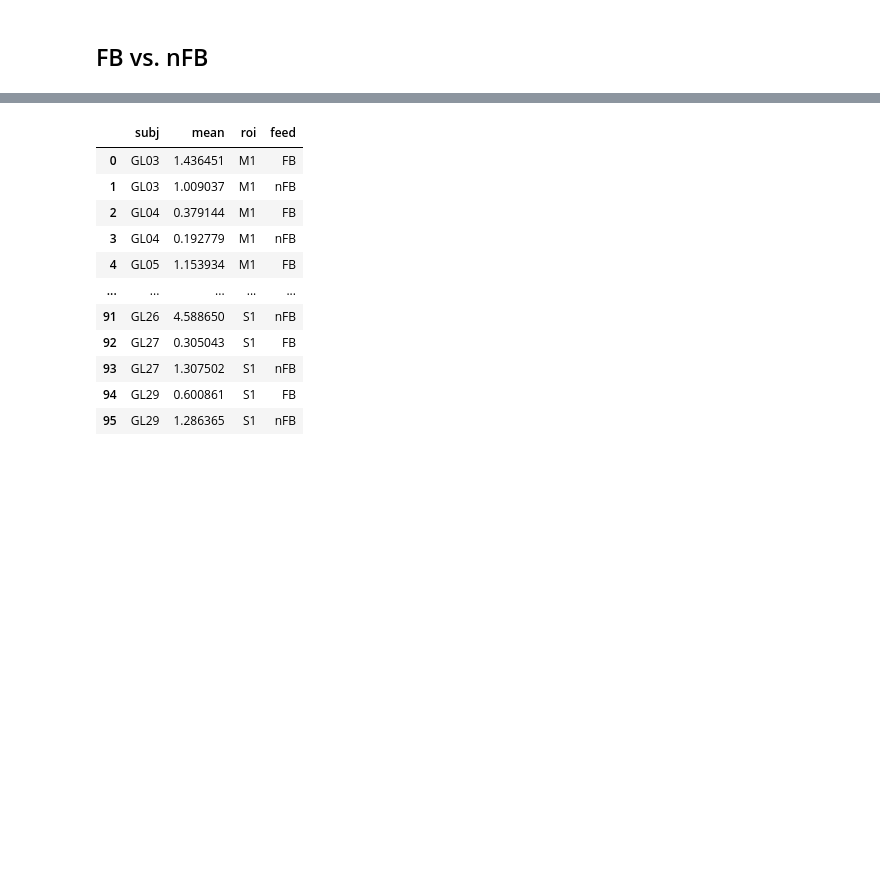
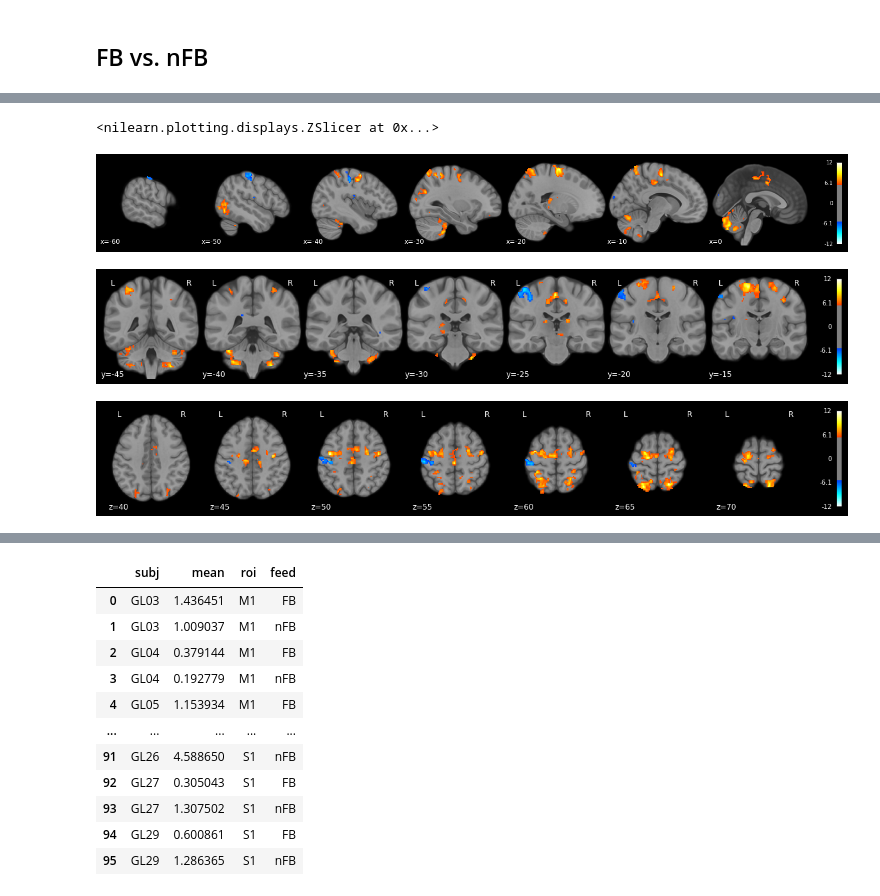
Before and after one commit to psb629/labs, a Jupyter notebook: GL/scripts/fMRI_analysis.ipynb, the cells around one changed output, grey strips where cells are left out. Drawn from its saved outputs; the diff is of its cells as text; code cells hidden in the pictures; blank space fills up the shorter version.

```diff
--- a/GL/scripts/fMRI_analysis.ipynb
+++ b/GL/scripts/fMRI_analysis.ipynb
@@ -215,0 +177,26 @@ epi.shape : (96, 114, 96)
+# %%
+# ============================================================================
+## slices
+nplt.plot_stat_map(
+    img_epi, bg_img=img_bg, threshold=thsh
+#     , title='sagittal'
+    , display_mode='x', cut_coords=range(-60, 1, 10)
+#     , output_file=join(script_dir,today+'.slice_sagittal.group.png')
+)
+nplt.plot_stat_map(
+    img_epi, bg_img=img_bg, threshold=thsh
+#     , title='coronal'
+    , display_mode='y', cut_coords=range(-45, -14, 5), annotate=True
+#     , output_file=join(script_dir,today+'.slice_coronal.group.png')
+)
+nplt.plot_stat_map(
+    img_epi, bg_img=img_bg, threshold=thsh
+#     , title='axial'
+    , display_mode='z', cut_coords=range(40, 71, 5), annotate=True
+#     , output_file=join(script_dir,today+'.slice_axial.group.png')
+)
+# %% [output]
+<nilearn.plotting.displays.ZSlicer at 0x...>
+[figure, added]
+[figure, added]
+[figure, added]
```
Also changed, not shown: parts of 4 cells of this notebook, 5 other files.
